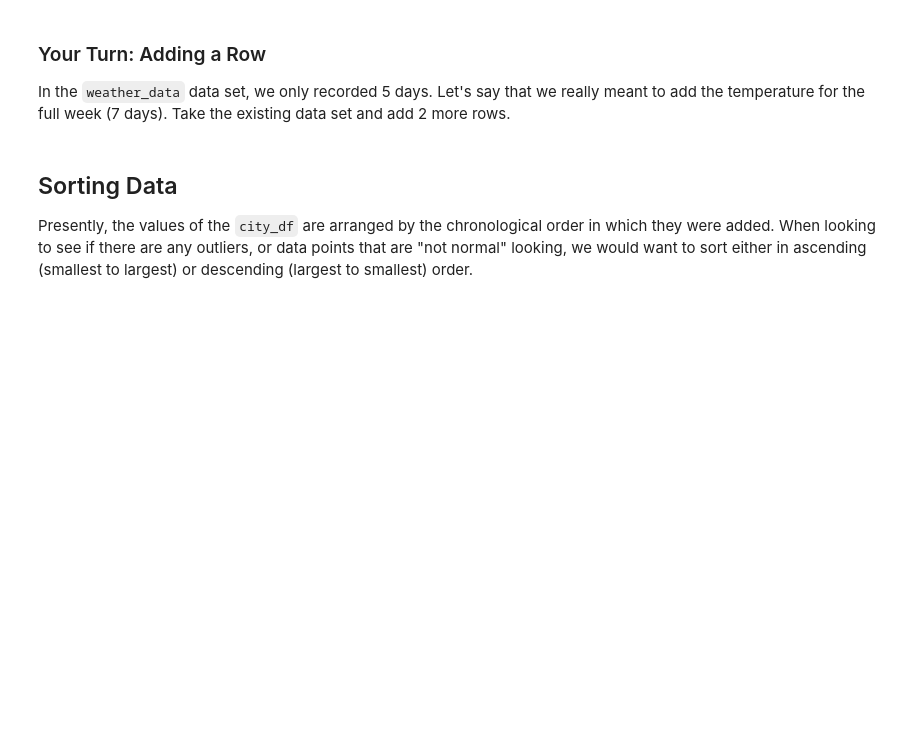
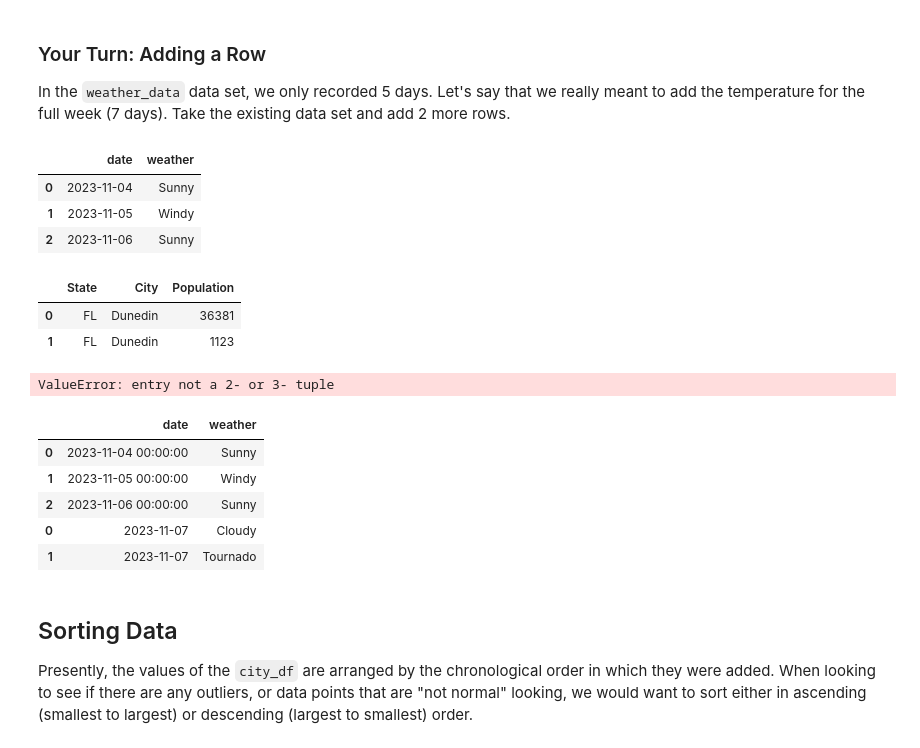
Before and after one commit to BrianLearnsToCode/Workshop-02, a Jupyter notebook: 1a_DataWrangling.ipynb, the cells around one changed output. Cells and saved outputs as stored; diff of their text form; code cells hidden in the pictures; blank space fills up the shorter version.

```diff
--- a/1a_DataWrangling.ipynb
+++ b/1a_DataWrangling.ipynb
@@ -642,0 +677,7 @@ In the  `weather_data` data set, we only recorded 5 days. Let's say that we real
+# %%
+weather_data
+# %% [output]
+|  | date | weather |
+| 0 | 2023-11-04 | Sunny |
+| 1 | 2023-11-05 | Windy |
+| 2 | 2023-11-06 | Sunny |
@@ -643,3 +689,27 @@ In the  `weather_data` data set, we only recorded 5 days. Let's say that we real
+# %%
+new_observation
+# %% [output]
+|  | State | City | Population |
+| 0 | FL | Dunedin | 36381 |
+| 1 | FL | Dunedin | 1123 |
+# %%
+data_types = {
+    'data': 'time',
+    'weather': 'Categorical',
+}
+new_ob = pd.DataFrame({'date':'2023-11-07',
+                       'weather':['Cloudy','Tournado']},dtype = data_types)
+# %% [output]
+ValueError: entry not a 2- or 3- tuple
+# %%
+pd.concat([weather_data,new_ob])
+# %% [output]
+|  | date | weather |
+| 0 | 2023-11-04 00:00:00 | Sunny |
+| 1 | 2023-11-05 00:00:00 | Windy |
+| 2 | 2023-11-06 00:00:00 | Sunny |
+| 0 | 2023-11-07 | Cloudy |
+| 1 | 2023-11-07 | Tournado |
 # %% [markdown]
 ## Sorting Data
 
```
Also changed, not shown: parts of 32 cells of this notebook, 4 other files.
